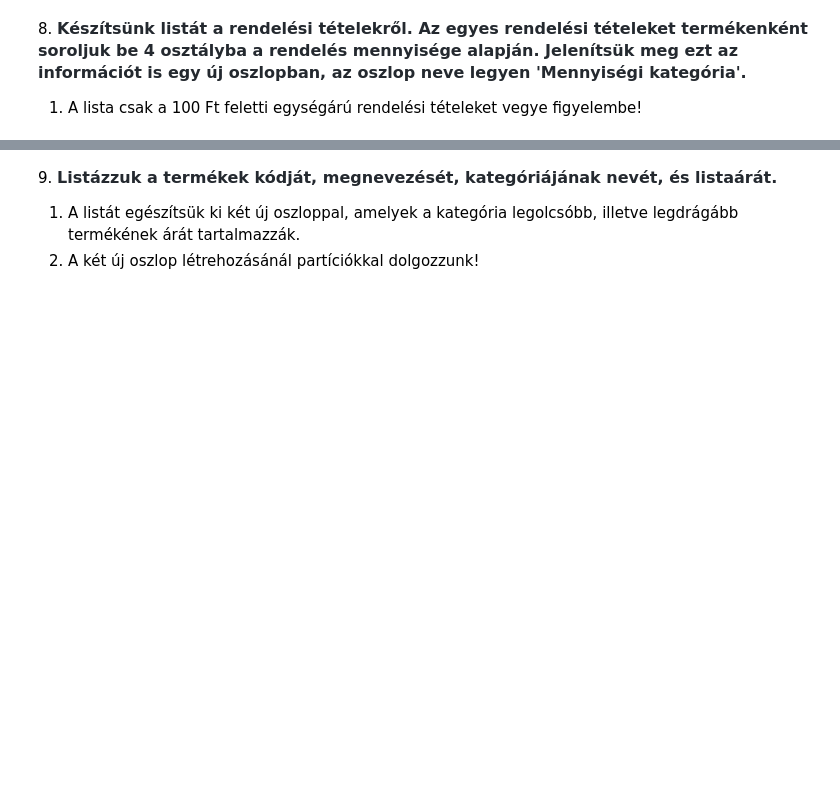
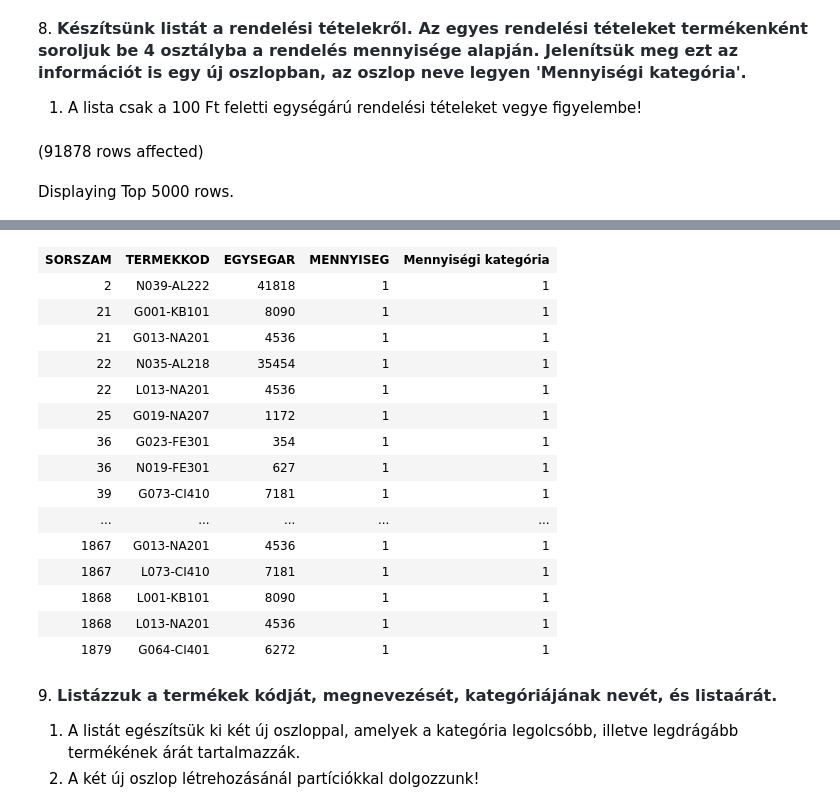
Before and after one commit to Blankanator/adatbazis, a Jupyter notebook: gyakorlat05_feladatok.ipynb, the cells around one changed output, grey strips where cells are left out. Drawn from its saved outputs; the diff is of its cells as text; code cells hidden in the pictures; blank space fills up the shorter version.

```diff
--- a/gyakorlat05_feladatok.ipynb
+++ b/gyakorlat05_feladatok.ipynb
@@ -141,3 +141,12 @@ Total execution time: 00:00:00.021
 8. <span style="font-weight: 600; color: rgb(36, 41, 47); font-family: -apple-system, BlinkMacSystemFont, &quot;Segoe UI&quot;, Helvetica, Arial, sans-serif, &quot;Apple Color Emoji&quot;, &quot;Segoe UI Emoji&quot;; font-size: 16px;">Készítsünk listát a rendelési tételekről. Az egyes rendelési tételeket termékenként soroljuk be 4 osztályba a rendelés mennyisége alapján. Jelenítsük meg ezt az információt is egy új oszlopban, az oszlop neve legyen 'Mennyiségi kategória'.</span>
 
 1. A lista csak a 100 Ft feletti egységárú rendelési tételeket vegye figyelembe!
+# %%
+--NTILE()
+SELECT *,
+    NTILE(4) OVER(PARTITION BY MENNYISEG ORDER BY SORSZAM) AS 'Mennyiségi kategória'
+FROM Rendeles_tetel
+WHERE EGYSEGAR > 100
+# %% [output]
+(91878 rows affected)
+Displaying Top 5000 rows.
@@ -144,3 +154,19 @@ Total execution time: 00:00:00.021
+| SORSZAM | TERMEKKOD | EGYSEGAR | MENNYISEG | Mennyiségi kategória |
+| 2 | N039-AL222 | 41818 | 1 | 1 |
+| 21 | G001-KB101 | 8090 | 1 | 1 |
+| 21 | G013-NA201 | 4536 | 1 | 1 |
+| 22 | N035-AL218 | 35454 | 1 | 1 |
+| 22 | L013-NA201 | 4536 | 1 | 1 |
+| 25 | G019-NA207 | 1172 | 1 | 1 |
+| 36 | G023-FE301 | 354 | 1 | 1 |
+| 36 | N019-FE301 | 627 | 1 | 1 |
+| 39 | G073-CI410 | 7181 | 1 | 1 |
+| ... | ... | ... | ... | ... |
+| 1867 | G013-NA201 | 4536 | 1 | 1 |
+| 1867 | L073-CI410 | 7181 | 1 | 1 |
+| 1868 | L001-KB101 | 8090 | 1 | 1 |
+| 1868 | L013-NA201 | 4536 | 1 | 1 |
+| 1879 | G064-CI401 | 6272 | 1 | 1 |
 # %% [markdown]
 9. <span style="font-weight: 600; color: rgb(36, 41, 47); font-family: -apple-system, BlinkMacSystemFont, &quot;Segoe UI&quot;, Helvetica, Arial, sans-serif, &quot;Apple Color Emoji&quot;, &quot;Segoe UI Emoji&quot;; font-size: 16px;">Listázzuk a termékek kódját, megnevezését, kategóriájának nevét, és listaárát.</span>
 
```
Also changed, not shown: parts of 2 cells of this notebook.
